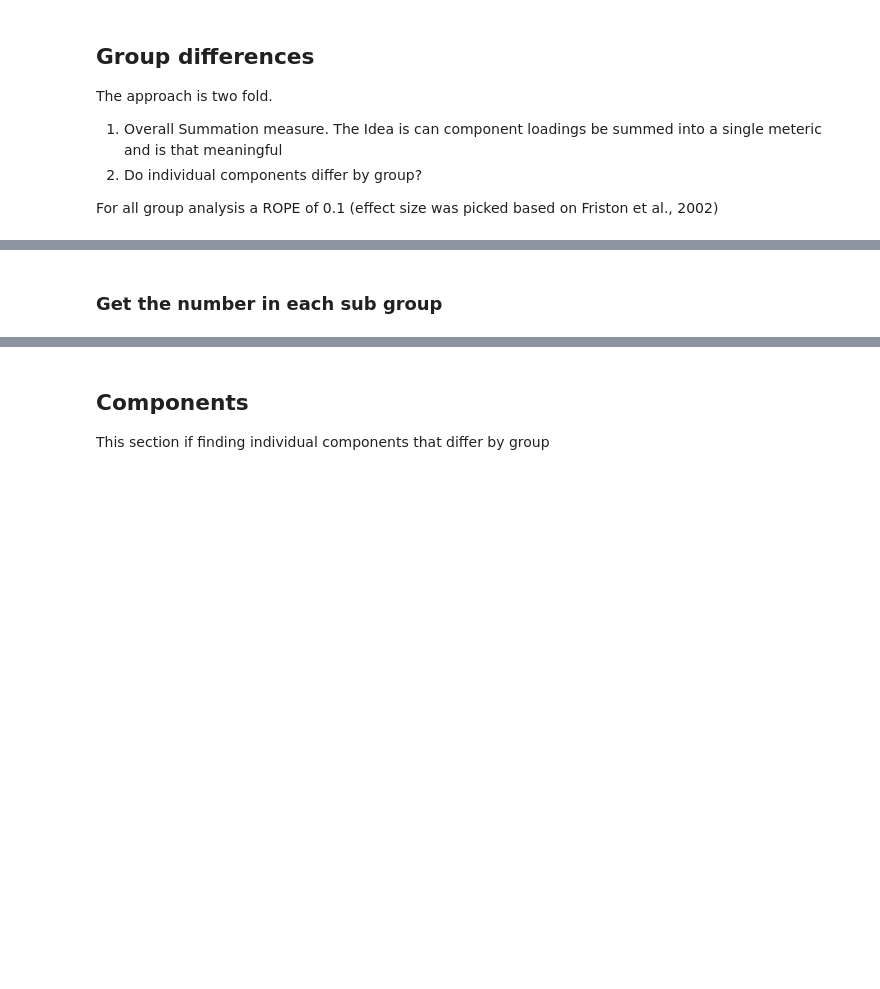
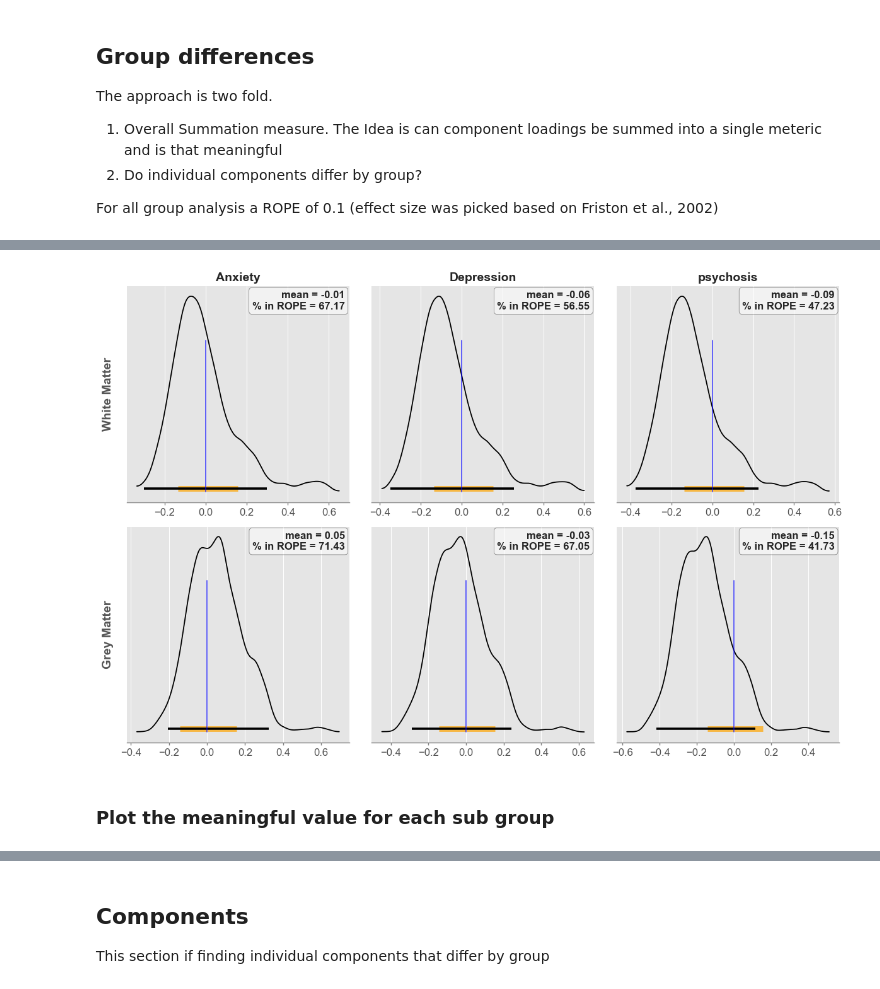
Before and after one commit to Daniel-Halls/nfact_idp, a Jupyter notebook: nfact_id/group_diff/exploring_differences.ipynb, the cells around one changed output, grey strips where cells are left out. Drawn from its saved outputs; the diff is of its cells as text; code cells hidden in the pictures; blank space fills up the shorter version.

```diff
--- a/nfact_id/group_diff/exploring_differences.ipynb
+++ b/nfact_id/group_diff/exploring_differences.ipynb
@@ -564,2 +251,77 @@ plt.show()
+# %%
+fig, ax = plt.subplots(2, 3, figsize=(12, 8))
+
+
+groups = ["Anxiety", "Depression", "psychosis"]
+datasets = [w_all, g_all]
+row_labels = ["White Matter", "Grey Matter"]
+
+for row, dataset in enumerate(datasets):
+    for col, group in enumerate(groups):
+        # subset the dataset for the group
+
+        if "W" in row_labels[row]:
+            rope = w_rope
+            idx_data = w_data_wide
+        else:
+            rope = g_rope
+            idx_data = g_data_wide
+
+        group_idx = idx_data.groupby("group").groups[group]
+        subset = dataset[group_idx]
+        # average across subjects, but keep draws
+        posterior_mean = subset.mean(dim="sub")
+
+        az.plot_posterior(
+            posterior_mean,
+            hdi_prob=0.95,
+            rope=rope,
+            ax=ax[row, col],
+            textsize=12,
+            color="black",
+            rope_color="orange",
+            ref_val_color="blue",
+            ref_val=0
+        )
+        ax[row, col].set_title("")
+        for txt in list(ax[row, col].texts):
+            txt.remove()
+
+        mean_val = posterior_mean.mean().item()
+        rope_pct = 100 * ((posterior_mean > rope[0]) & (posterior_mean < rope[1])).mean().item()
+
+
+        # Add annotation box
+        box_text = (
+            f"mean = {mean_val:.2f}\n"
+            f"% in ROPE = {rope_pct:.2f}"
+
+        )
+
+        ax[row, col].text(
+            0.98,
+            0.98,
+            box_text,
+            transform=ax[row, col].transAxes,
+            ha="right",
+            va="top",
+            fontsize=12,
+            fontweight="bold",
+            bbox=dict(
+                facecolor="white",
+                alpha=0.5,
+                edgecolor="black",
+                boxstyle="round,pad=0.3",
+            ))
+for col, group in enumerate(groups):
+    ax[0, col].set_title(group, fontsize=14, fontweight="bold")
+
+
+for row, label in enumerate(row_labels):
+    ax[row, 0].set_ylabel(label, fontsize=14, fontweight="bold", labelpad=15)
+plt.tight_layout()
+plt.show()
+# %% [output]
+[figure, added]
 # %% [markdown]
-### Get the number in each sub group
+### Plot the meaningful value for each sub group
```
Also changed, not shown: parts of 174 cells of this notebook, 4 other files.
